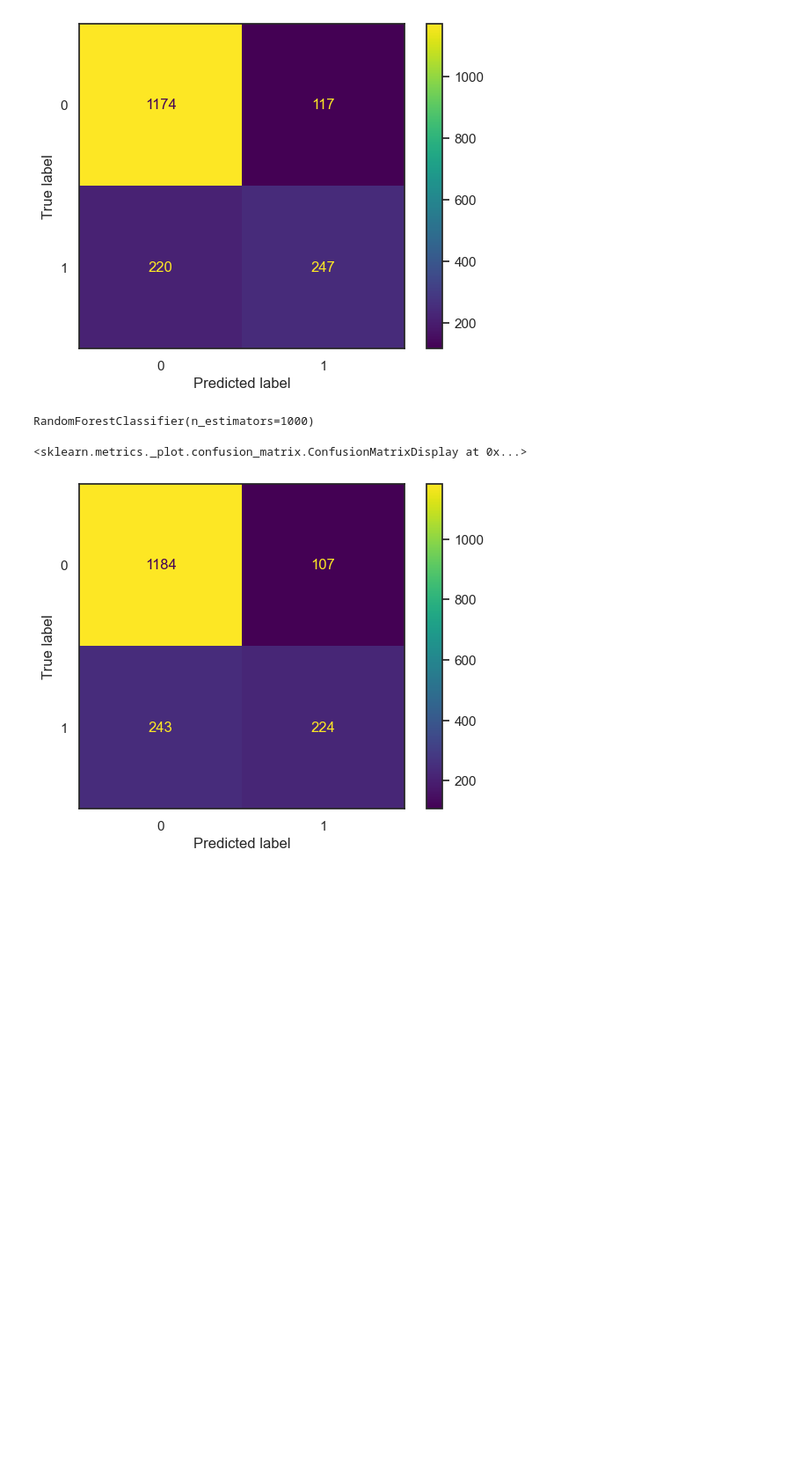
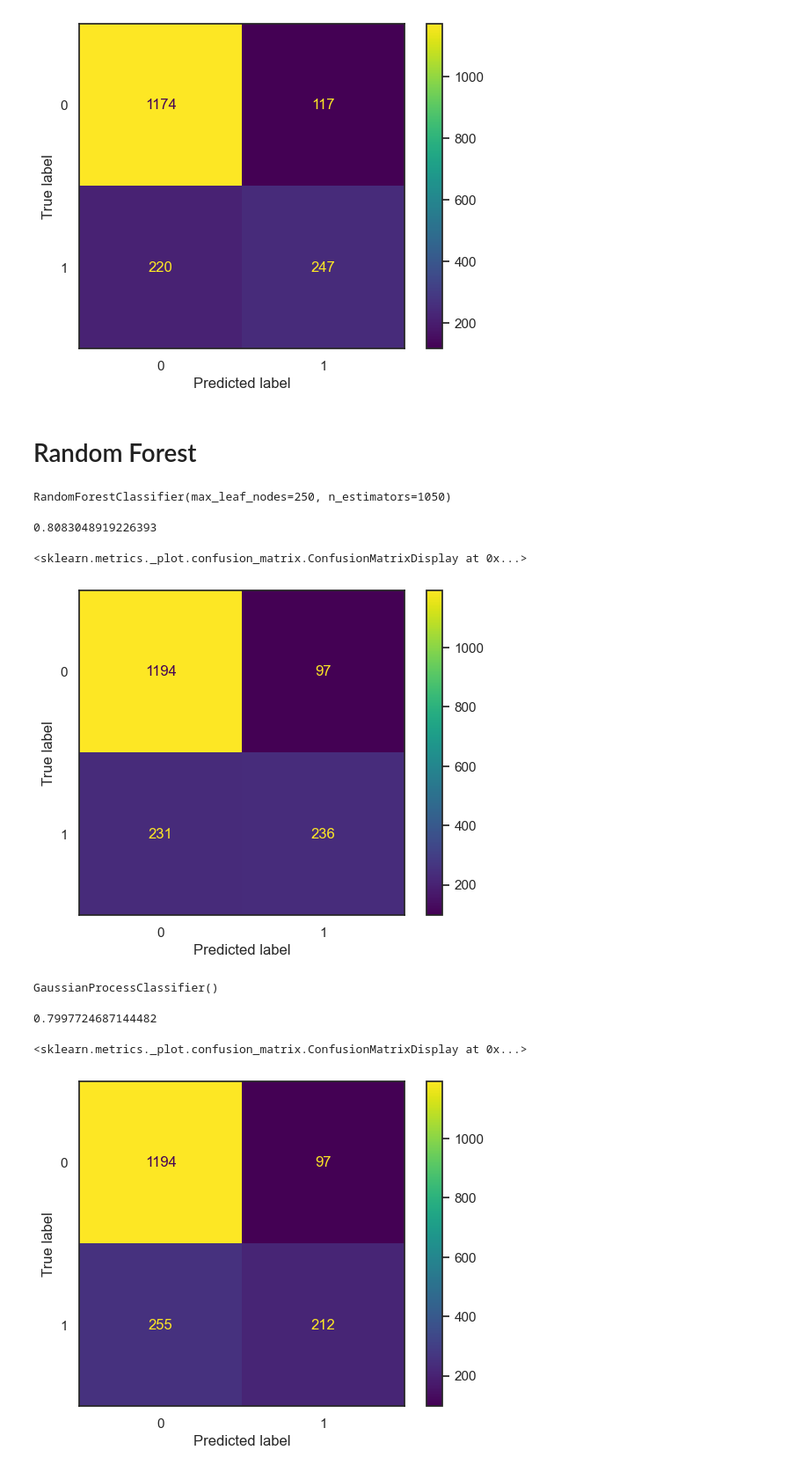
Before and after one commit to LouviersJ/CIS277-FA22-Machine-Learning, a Jupyter notebook: ML.ipynb, the cells around one changed output. Shown: that part at 88% size. Saved outputs shown, nothing was run; the diff lists cells and outputs as text; code cells hidden in the pictures; blank space fills up the shorter version.

```diff
--- a/ML.ipynb
+++ b/ML.ipynb
@@ -87,16 +87,39 @@ plot_confusion_matrix(model, X_test, y_test)
 # %% [output]
 <sklearn.metrics._plot.confusion_matrix.ConfusionMatrixDisplay at 0x...>
 [figure]
+# %% [markdown]
+# Random Forest
 # %%
 from sklearn.ensemble import RandomForestClassifier
-model = RandomForestClassifier(n_estimators=1000)
+model = RandomForestClassifier(n_estimators=1050, max_leaf_nodes=250)
 model.fit(X_train, y_train)
 # %% [output]
-RandomForestClassifier(n_estimators=1000)
+RandomForestClassifier(max_leaf_nodes=250, n_estimators=1050)
 # %%
 # Show confusion matrix
-from sklearn.metrics import plot_confusion_matrix
+from sklearn.metrics import plot_confusion_matrix, ConfusionMatrixDisplay
+print(metrics.accuracy_score(y_test, predictions_test))
 plot_confusion_matrix(model, X_test, y_test)
 # %% [output]
-<sklearn.metrics._plot.confusion_matrix.ConfusionMatrixDisplay at 0x...>
+0.8083048919226393
+<sklearn.metrics._plot.confusion_matrix.ConfusionMatrixDisplay at 0x...>
-[figure, old version]
+[figure, new version]
+# %%
+from sklearn.gaussian_process import GaussianProcessClassifier
+
+model = GaussianProcessClassifier()
+
+model.fit(X_train, y_train)
+# %% [output]
+GaussianProcessClassifier()
+# %%
+predictions_test = model.predict(X_test)
+
+print(metrics.accuracy_score(y_test, predictions_test))
+# %% [output]
+0.7997724687144482
+# %%
+ConfusionMatrixDisplay.from_predictions(y_test, predictions_test)
+# %% [output]
+<sklearn.metrics._plot.confusion_matrix.ConfusionMatrixDisplay at 0x...>
+[figure, added]
```
Also changed, not shown: parts of 1 cell of this notebook.
